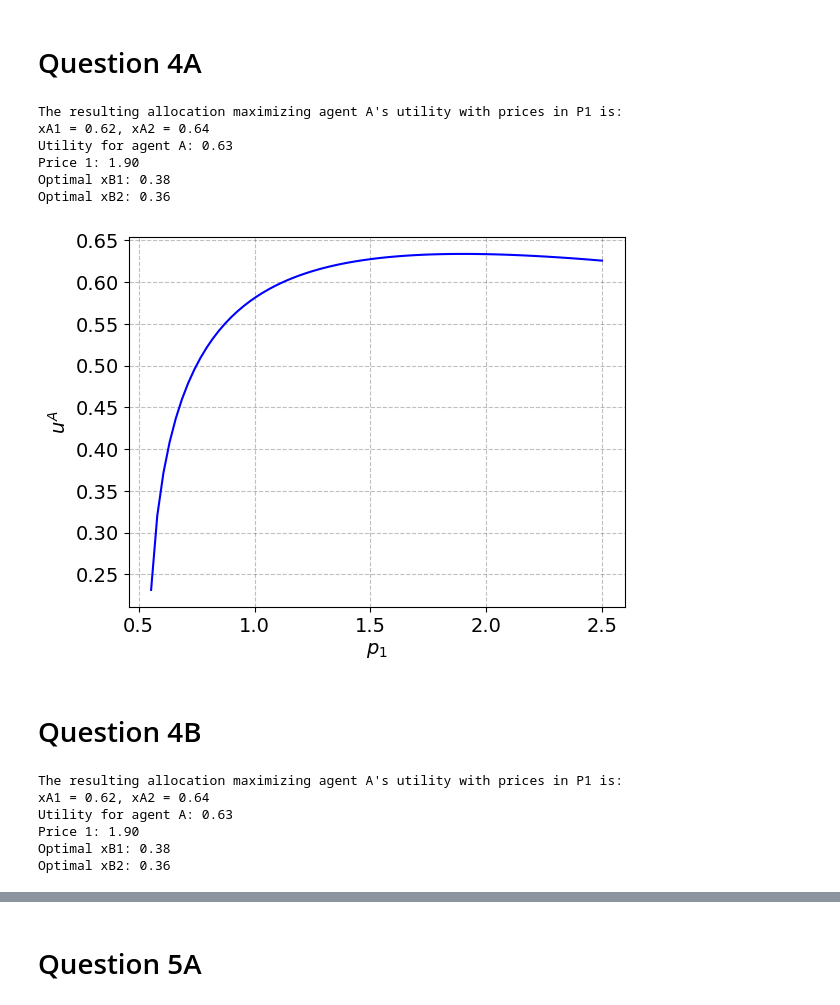
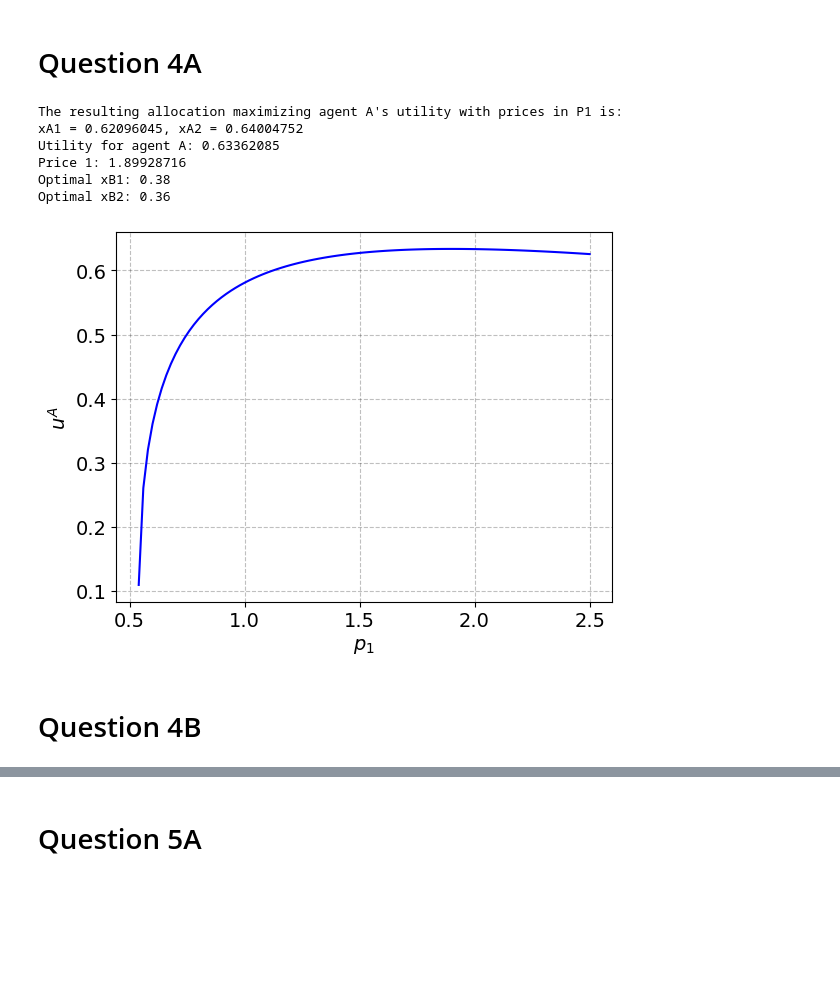
Before and after one commit to NumEconCopenhagen/projects-2024-malik-og-mads, a Jupyter notebook: inauguralproject/InauguralProject2024.ipynb, the cells around one changed output, grey strips where cells are left out. Drawn from its saved outputs; the diff is of its cells as text; code cells hidden in the pictures; blank space fills up the shorter version.

```diff
--- a/inauguralproject/InauguralProject2024.ipynb
+++ b/inauguralproject/InauguralProject2024.ipynb
@@ -164,12 +164,10 @@ The market clearing price is 0.953.
 # %% [markdown]
 # Question 4A
 # %%
-# Creating an instance of the model
+model = ExchangeEconomyClass()
 from scipy.optimize import minimize
-model = ExchangeEconomyClass()
-
 # Defining the set of prices P1
-N = 75
+N = 100
 P1 = np.linspace(0.5, 2.5, N+1)
 
 # Defining the objective function to maximize agent A's utility
@@ -210,90 +208,39 @@ for p1 in price_list:
 
     uA = model.utility_A(x1A, x2A)
     list_uA.append(uA)
 
-
-import numpy as np
-
 # Assuming list_uA and price_list are defined and have the same length
 list_uA = np.array(list_uA)
 price_list = np.array(price_list)
 
 # Finding the index of the maximum value in list_uA
 index_of_max_uA = np.argmax(list_uA)
 
 # Using the index to find the price
 price_with_max_uA = price_list[index_of_max_uA]
 
 # The maximum value for list_uA itself
 max_uA_value = list_uA[index_of_max_uA]
 
 # Creating a scatter plot to show agent A's untility for different p1
 plt.plot(price_list, list_uA, marker='', color='blue')
 plt.xlabel("$p_1$")
 plt.ylabel("$u^A$")
 
 # Printing the optimal allocation and utility for agent A and B
 print("The resulting allocation maximizing agent A's utility with prices in P1 is:")
-print(f"xA1 = {xA1_optimal:.2f}, xA2 = {xA2_optimal:.2f}")
-print(f"Utility for agent A: {utility_A_optimal:.2f}")
-print(f"Price 1: {p1_optimal:.2f}")
+print(f"xA1 = {xA1_optimal:.8f}, xA2 = {xA2_optimal:.8f}")
+print(f"Utility for agent A: {utility_A_optimal:.8f}")
+print(f"Price 1: {p1_optimal:.8f}")
 print(f"Optimal xB1: {xB1_optimal:.2f}")
 print(f"Optimal xB2: {xB2_optimal:.2f}")
 # %% [output]
 The resulting allocation maximizing agent A's utility with prices in P1 is:
-xA1 = 0.62, xA2 = 0.64
-Utility for agent A: 0.63
-Price 1: 1.90
+xA1 = 0.62096045, xA2 = 0.64004752
+Utility for agent A: 0.63362085
+Price 1: 1.89928716
 Optimal xB1: 0.38
 Optimal xB2: 0.36
-[figure, old version]
+[figure, new version]
 # %% [markdown]
 # Question 4B
-# %%
-model = ExchangeEconomyClass()
-
-# Defining the set of positive prices P1
-num_points = 75
-positive_prices = np.linspace(0.01, 1e6, num_points)  # Adjust upper bound as needed
-
-# Define the objective function
-def objective(p1):
-    xB1, xB2 = model.demand_B(p1)
-    return -model.utility_A(1 - xB1, 1 - xB2)
-
-# Choosing an initial guess for p1
-p1_initial_guess = 1.0
-
-# Defining bounds for p1 based on P1
-min_price = min(P1)
-max_price = max(P1)
-bounds = [(min_price, max_price)]
-
-# Maximizing agent A's utility
-result = minimize(objective, p1_initial_guess, bounds=bounds)
-
-# Finding the optimal price
-p1_optimal = result.x[0]
-
-# Calculating the allocation for agent A using the optimal price
-xB1_optimal, xB2_optimal = model.demand_B(p1_optimal)
-xA1_optimal = 1 - xB1_optimal
-xA2_optimal = 1 - xB2_optimal
-
-# Now calculating the optimal utility for agent A
-utility_A_optimal = model.utility_A(xA1_optimal, xA2_optimal)
-
-# Printing the optimal allocation and utility for agent A and B
-print("The resulting allocation maximizing agent A's utility with prices in P1 is:")
-print(f"xA1 = {xA1_optimal:.2f}, xA2 = {xA2_optimal:.2f}")
-print(f"Utility for agent A: {utility_A_optimal:.2f}")
-print(f"Price 1: {p1_optimal:.2f}")
-print(f"Optimal xB1: {xB1_optimal:.2f}")
-print(f"Optimal xB2: {xB2_optimal:.2f}")
-# %% [output]
-The resulting allocation maximizing agent A's utility with prices in P1 is:
-xA1 = 0.62, xA2 = 0.64
-Utility for agent A: 0.63
-Price 1: 1.90
-Optimal xB1: 0.38
-Optimal xB2: 0.36
```
Also changed, not shown: parts of 4 cells of this notebook, 2 other files.
